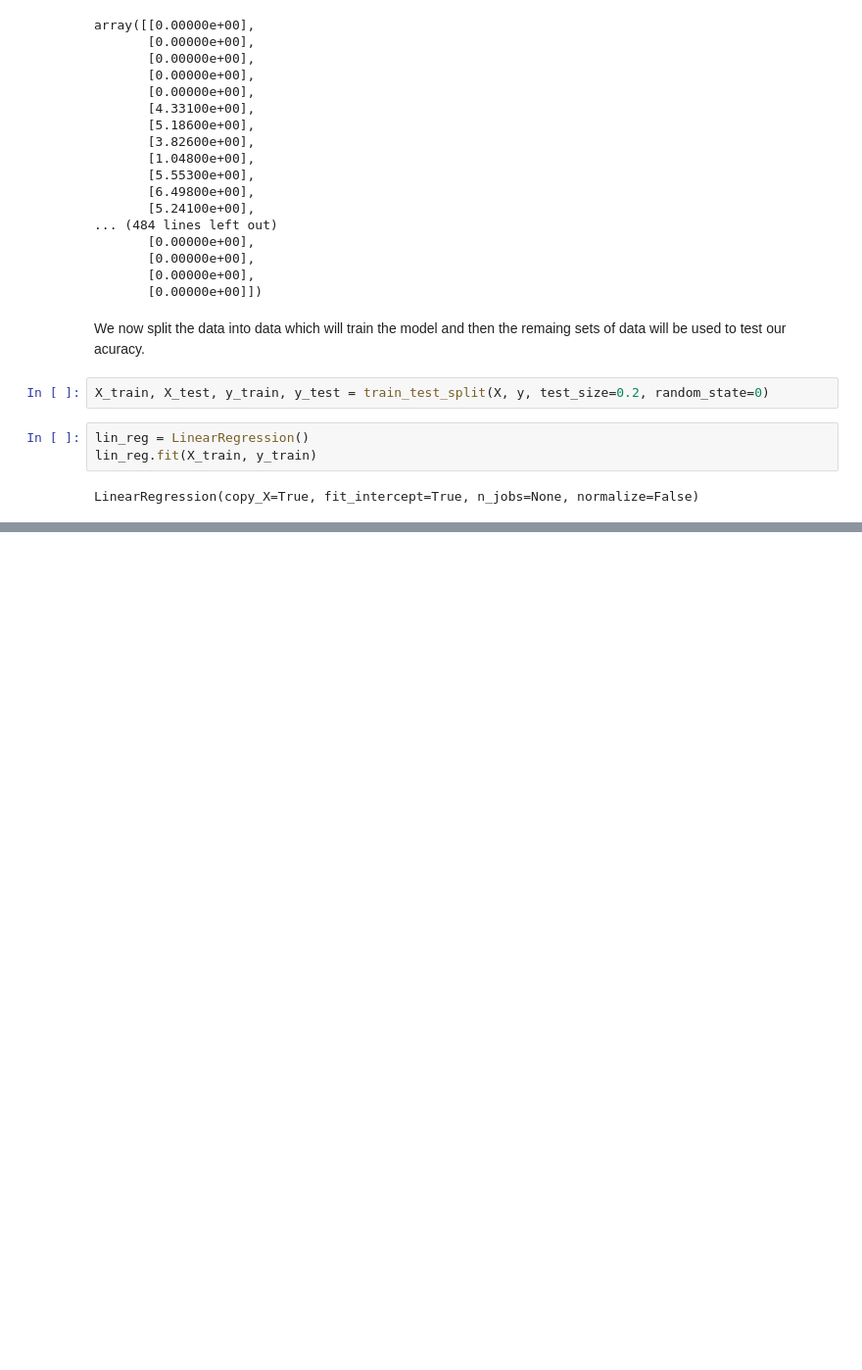
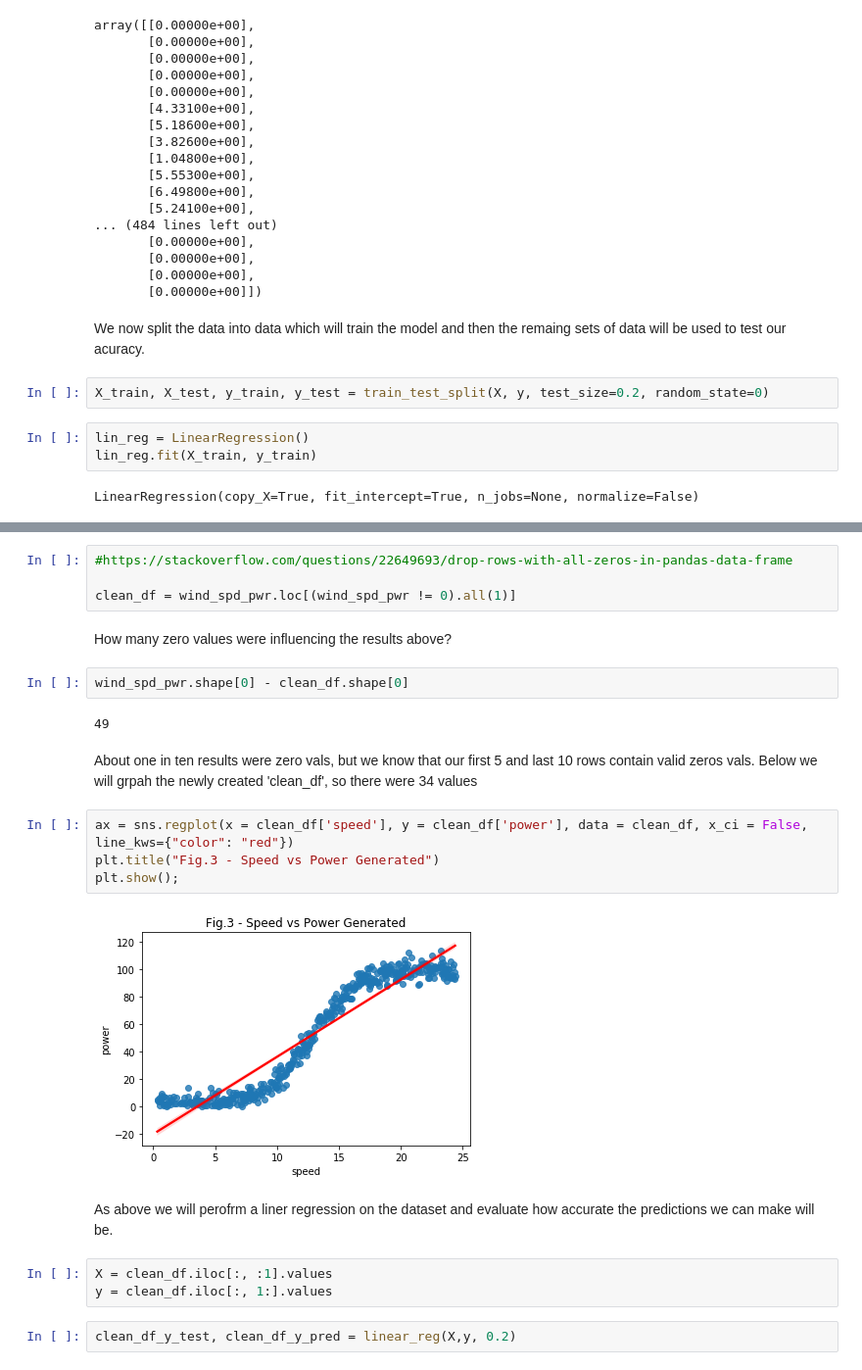
Before and after one commit to ComeOnTaBlazes/FoDA_Project, a Jupyter notebook: Linear Regresssion.ipynb, the cells around one changed output, grey strips where cells are left out. Shown: that part at 98% size. Saved outputs shown, nothing was run; the diff lists cells and outputs as text; blank space fills up the shorter version.

Commit message:
Remopved zero vals and tested new DF

```diff
--- a/Linear Regresssion.ipynb
+++ b/Linear Regresssion.ipynb
@@ -202,0 +276,25 @@ r2_score(y_test, lin_pred)
+# %%
+#https://stackoverflow.com/questions/22649693/drop-rows-with-all-zeros-in-pandas-data-frame
+
+clean_df = wind_spd_pwr.loc[(wind_spd_pwr != 0).all(1)]
+# %% [markdown]
+How many zero values were influencing the results above?
+# %%
+wind_spd_pwr.shape[0] - clean_df.shape[0]
+# %% [output]
+49
+# %% [markdown]
+About one in ten results were zero vals, but we know that our first 5 and last 10 rows contain valid zeros vals. Below we will grpah the newly created 'clean_df', so there were 34 values
+# %%
+ax = sns.regplot(x = clean_df['speed'], y = clean_df['power'], data = clean_df, x_ci = False, line_kws={"color": "red"})
+plt.title("Fig.3 - Speed vs Power Generated")
+plt.show();
+# %% [output]
+[figure, added]
+# %% [markdown]
+As above we will perofrm a liner regression on the dataset and evaluate how accurate the predictions we can make will be.
+# %%
+X = clean_df.iloc[:, :1].values
+y = clean_df.iloc[:, 1:].values
+# %%
+clean_df_y_test, clean_df_y_pred = linear_reg(X,y, 0.2)
```
Also changed, not shown: parts of 18 cells of this notebook.
